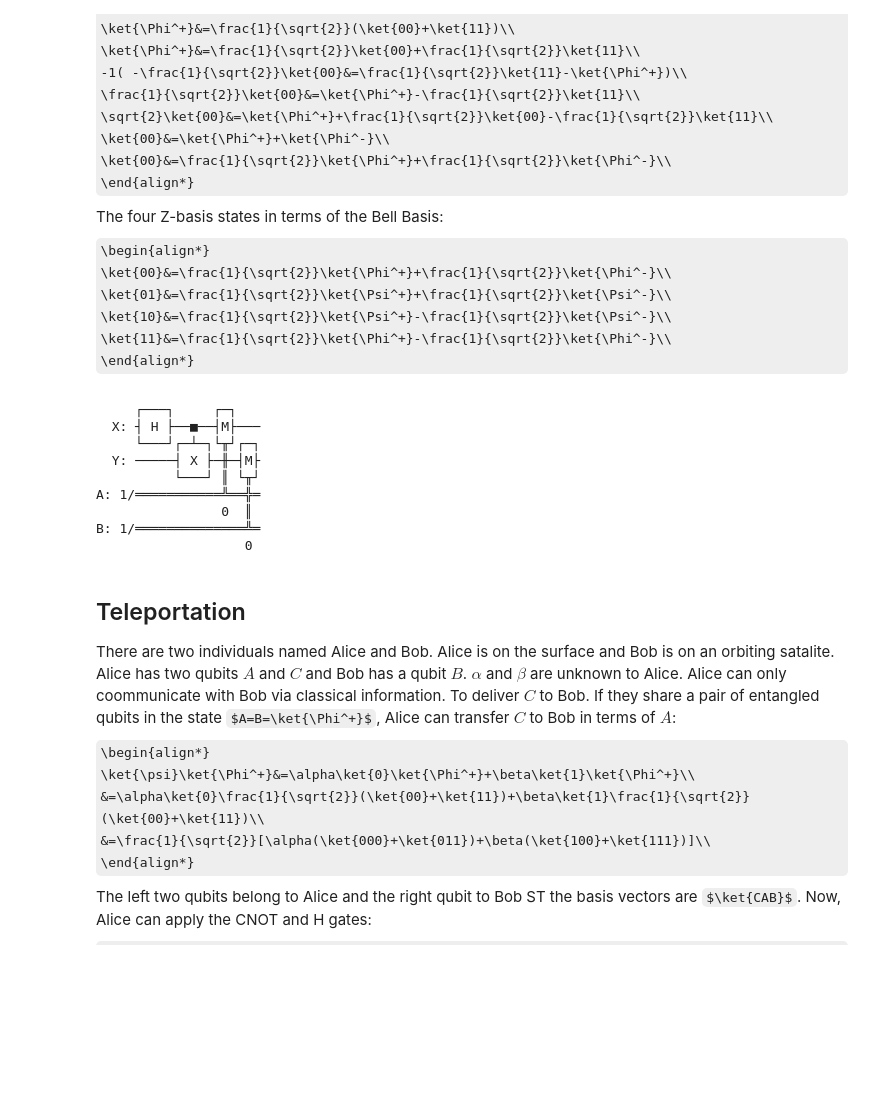
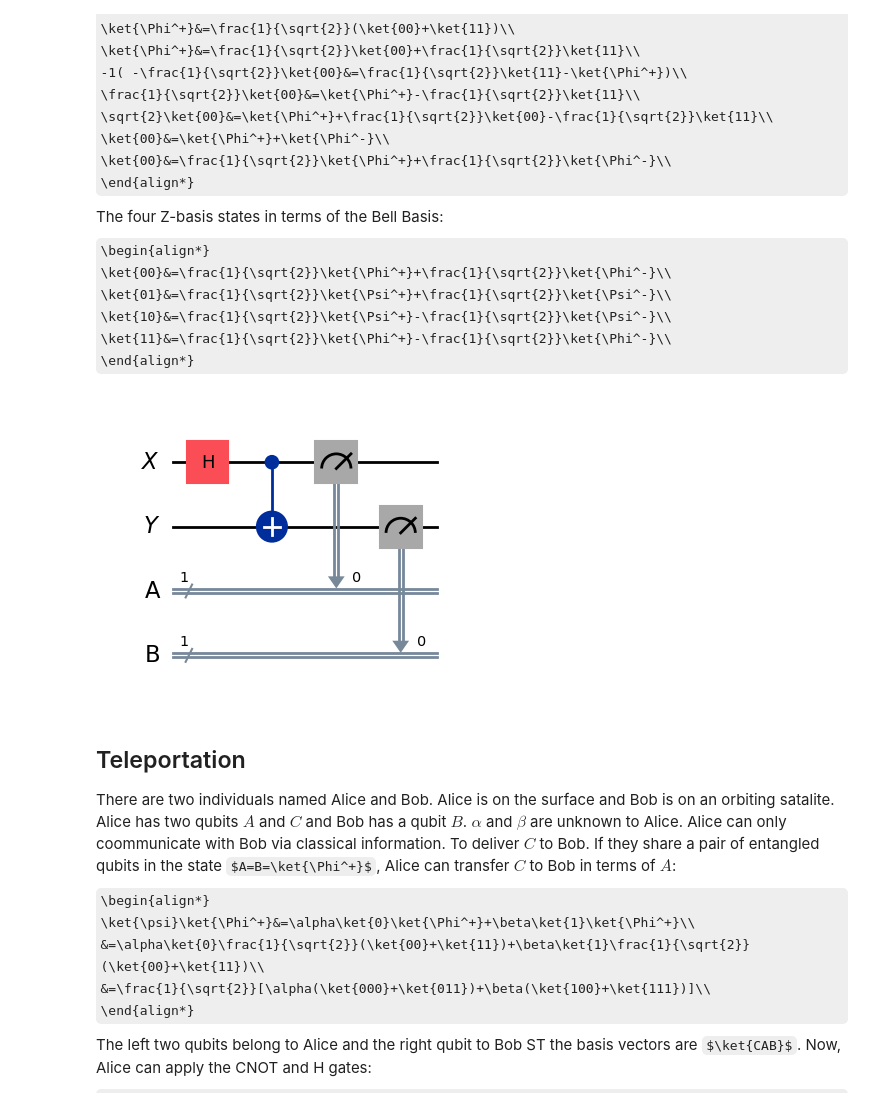
Before and after one commit to Artuk009/QuantumComputing, a Jupyter notebook: Lecture_03.ipynb, the cells around one changed output. Saved outputs shown, nothing was run; the diff lists cells and outputs as text; code cells hidden in the pictures; some formulas as TeX source; blank space fills up the shorter version.

```diff
--- a/Lecture_03.ipynb
+++ b/Lecture_03.ipynb
@@ -87,32 +87,24 @@ The four Z-basis states in terms of the Bell Basis:<br>
 # %%
 # Circuit representation for formulation of the Bell States
 # Define control and target
 X = QuantumRegister(1, "X")
 Y = QuantumRegister(1, "Y")
 # Define clssical bits for measurement results
 A = ClassicalRegister(1, "A")
 B = ClassicalRegister(1, "B")
 
 # Apply H gate to control and then CNOT
 circuit = QuantumCircuit(X, Y, A, B)
 circuit.h(X)
 circuit.cx(X, Y)
 
 # Measurement
 circuit.measure(X, A)
 circuit.measure(Y, B)
 
-display(circuit.draw())
+display(circuit.draw("mpl"))
 # %% [output]
-     ┌───┐     ┌─┐
-  X: ┤ H ├──■──┤M├───
-     └───┘┌─┴─┐└╥┘┌─┐
-  Y: ─────┤ X ├─╫─┤M├
-          └───┘ ║ └╥┘
-A: 1/═══════════╩══╬═
-                0  ║
-B: 1/══════════════╩═
-                   0
+[figure, added]
 # %% [markdown]
 ## Teleportation
 There are two individuals named Alice and Bob. Alice is on the surface and Bob is on an orbiting satalite. Alice has two qubits $A$ and $C$ and Bob has a qubit $B$. $\alpha$ and $\beta$ are unknown to Alice. Alice can only coommunicate with Bob via classical information. To deliver $C$ to Bob. If they share a pair of entangled qubits in the state $A=B=\ket{\Phi^+}$, Alice can transfer $C$ to Bob in terms of $A$:<br>
```
Also changed, not shown: parts of 3 cells of this notebook, 2 other files.
